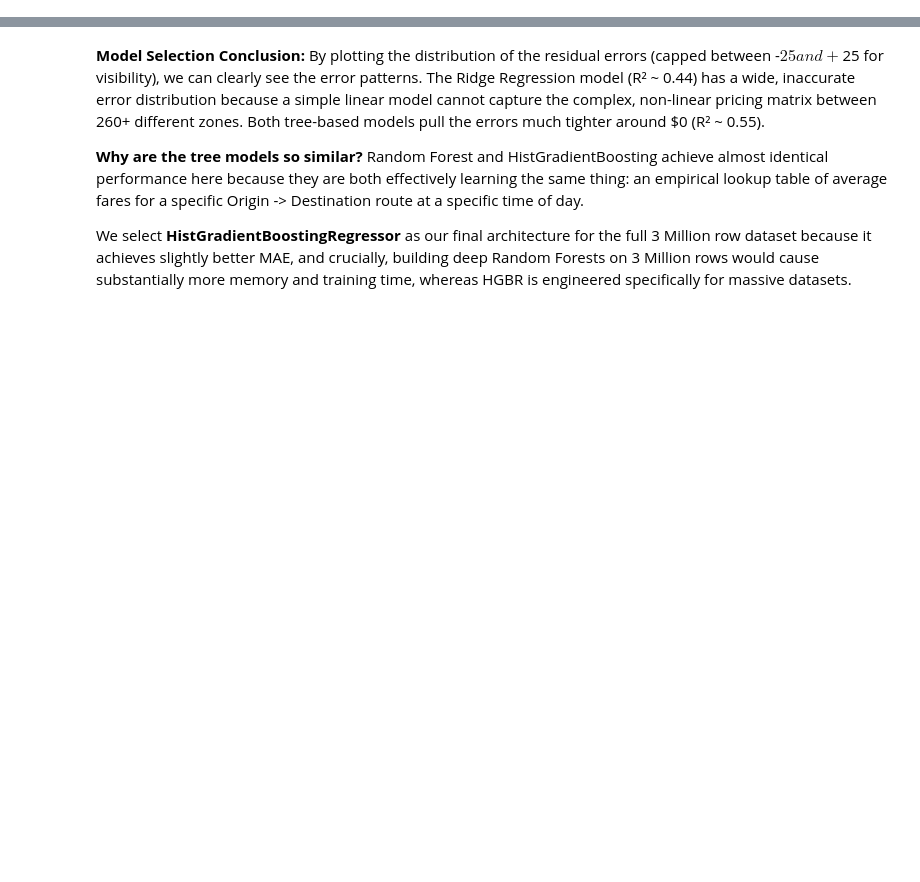
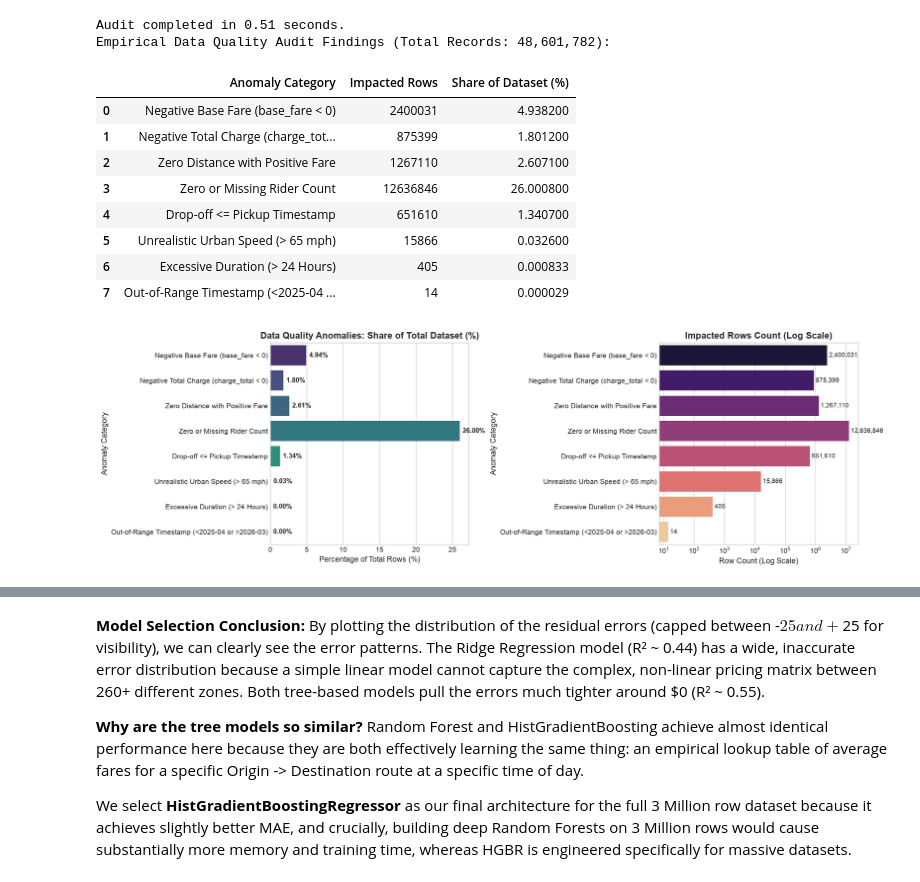
Before and after one commit to thuva18/Datathon-2026-Urban-Flow-Analytics, a Jupyter notebook: code/TeamName_FinalNotebook.ipynb, the cells around one changed output, grey strips where cells are left out. Saved outputs shown, nothing was run; the diff lists cells and outputs as text; code cells hidden in the pictures; blank space fills up the shorter version.

```diff
--- a/code/TeamName_FinalNotebook.ipynb
+++ b/code/TeamName_FinalNotebook.ipynb
@@ -985,0 +100,65 @@ Before training on the massive 3 Million row dataset, we extract a smaller 100,0
+# %%
+# Comprehensive Data Quality Audit Query
+t_audit = time.time()
+audit_sql = f'''
+SELECT
+    COUNT(*) AS total_rows,
+    COUNT(CASE WHEN base_fare < 0 THEN 1 END) AS neg_base_fare,
+    COUNT(CASE WHEN charge_total < 0 THEN 1 END) AS neg_charge_total,
+    COUNT(CASE WHEN distance_miles == 0 AND base_fare > 0 THEN 1 END) AS zero_dist_pos_fare,
+    COUNT(CASE WHEN rider_count == 0 OR rider_count IS NULL THEN 1 END) AS zero_or_null_riders,
+    COUNT(CASE WHEN dropoff_timestamp <= pickup_timestamp THEN 1 END) AS dropoff_before_pickup,
+    COUNT(CASE WHEN date_diff('second', pickup_timestamp, dropoff_timestamp) > 0
+               AND (distance_miles / (date_diff('second', pickup_timestamp, dropoff_timestamp) / 3600.0)) > 65 THEN 1 END) AS speed_gt_65mph,
+    COUNT(CASE WHEN date_diff('second', pickup_timestamp, dropoff_timestamp) > 86400 THEN 1 END) AS duration_gt_24h,
+    COUNT(CASE WHEN pickup_timestamp < '2025-04-01' OR pickup_timestamp > '2026-03-31 23:59:59' THEN 1 END) AS out_of_range_timestamp
+FROM '{MERGED_PARQUET}'
+'''
+audit_res = con.execute(audit_sql).df().iloc[0]
+print(f"Audit completed in {time.time() - t_audit:.2f} seconds.")
+
+N = audit_res['total_rows']
+
+anomaly_records = [
+    {"Anomaly Category": "Negative Base Fare (base_fare < 0)", "Impacted Rows": int(audit_res['neg_base_fare']), "Share of Dataset (%)": round((audit_res['neg_base_fare'] / N) * 100, 4)},
+    {"Anomaly Category": "Negative Total Charge (charge_total < 0)", "Impacted Rows": int(audit_res['neg_charge_total']), "Share of Dataset (%)": round((audit_res['neg_charge_total'] / N) * 100, 4)},
+    {"Anomaly Category": "Zero Distance with Positive Fare", "Impacted Rows": int(audit_res['zero_dist_pos_fare']), "Share of Dataset (%)": round((audit_res['zero_dist_pos_fare'] / N) * 100, 4)},
+    {"Anomaly Category": "Zero or Missing Rider Count", "Impacted Rows": int(audit_res['zero_or_null_riders']), "Share of Dataset (%)": round((audit_res['zero_or_null_riders'] / N) * 100, 4)},
+    {"Anomaly Category": "Drop-off <= Pickup Timestamp", "Impacted Rows": int(audit_res['dropoff_before_pickup']), "Share of Dataset (%)": round((audit_res['dropoff_before_pickup'] / N) * 100, 4)},
+    {"Anomaly Category": "Unrealistic Urban Speed (> 65 mph)", "Impacted Rows": int(audit_res['speed_gt_65mph']), "Share of Dataset (%)": round((audit_res['speed_gt_65mph'] / N) * 100, 4)},
+    {"Anomaly Category": "Excessive Duration (> 24 Hours)", "Impacted Rows": int(audit_res['duration_gt_24h']), "Share of Dataset (%)": round((audit_res['duration_gt_24h'] / N) * 100, 6)},
+    {"Anomaly Category": "Out-of-Range Timestamp (<2025-04 or >2026-03)", "Impacted Rows": int(audit_res['out_of_range_timestamp']), "Share of Dataset (%)": round((audit_res['out_of_range_timestamp'] / N) * 100, 6)}
+]
+df_anomalies = pd.DataFrame(anomaly_records)
+print(f"Empirical Data Quality Audit Findings (Total Records: {int(N):,}):")
+display(df_anomalies)
+
+# Visualizing Anomaly Prevalence
+fig, (ax1, ax2) = plt.subplots(1, 2, figsize=(16, 5))
+sns.barplot(data=df_anomalies, x='Share of Dataset (%)', y='Anomaly Category', palette='viridis', ax=ax1)
+ax1.set_title('Data Quality Anomalies: Share of Total Dataset (%)', fontsize=13, fontweight='bold')
+ax1.set_xlabel('Percentage of Total Rows (%)')
+for p in ax1.patches:
+    ax1.annotate(f'{p.get_width():.2f}%', (p.get_width() + 0.4, p.get_y() + p.get_height() / 2), va='center', fontsize=9.5, fontweight='bold')
+
+sns.barplot(data=df_anomalies, x='Impacted Rows', y='Anomaly Category', palette='magma', ax=ax2)
+ax2.set_xscale('log')
+ax2.set_title('Impacted Rows Count (Log Scale)', fontsize=13, fontweight='bold')
+ax2.set_xlabel('Row Count (Log Scale)')
+for p in ax2.patches:
+    ax2.annotate(f'{int(p.get_width()):,}', (p.get_width() * 1.15, p.get_y() + p.get_height() / 2), va='center', fontsize=9)
+plt.tight_layout()
+plt.show()
+# %% [output]
+Audit completed in 0.51 seconds.
+Empirical Data Quality Audit Findings (Total Records: 48,601,782):
+|  | Anomaly Category | Impacted Rows | Share of Dataset (%) |
+| 0 | Negative Base Fare (base_fare < 0) | 2400031 | 4.938200 |
+| 1 | Negative Total Charge (charge_tot... | 875399 | 1.801200 |
+| 2 | Zero Distance with Positive Fare | 1267110 | 2.607100 |
+| 3 | Zero or Missing Rider Count | 12636846 | 26.000800 |
+| 4 | Drop-off <= Pickup Timestamp | 651610 | 1.340700 |
+| 5 | Unrealistic Urban Speed (> 65 mph) | 15866 | 0.032600 |
+| 6 | Excessive Duration (> 24 Hours) | 405 | 0.000833 |
+| 7 | Out-of-Range Timestamp (<2025-04 ... | 14 | 0.000029 |
+[figure, added]
```
Also changed, not shown: parts of 62 cells of this notebook, 6 other files.
